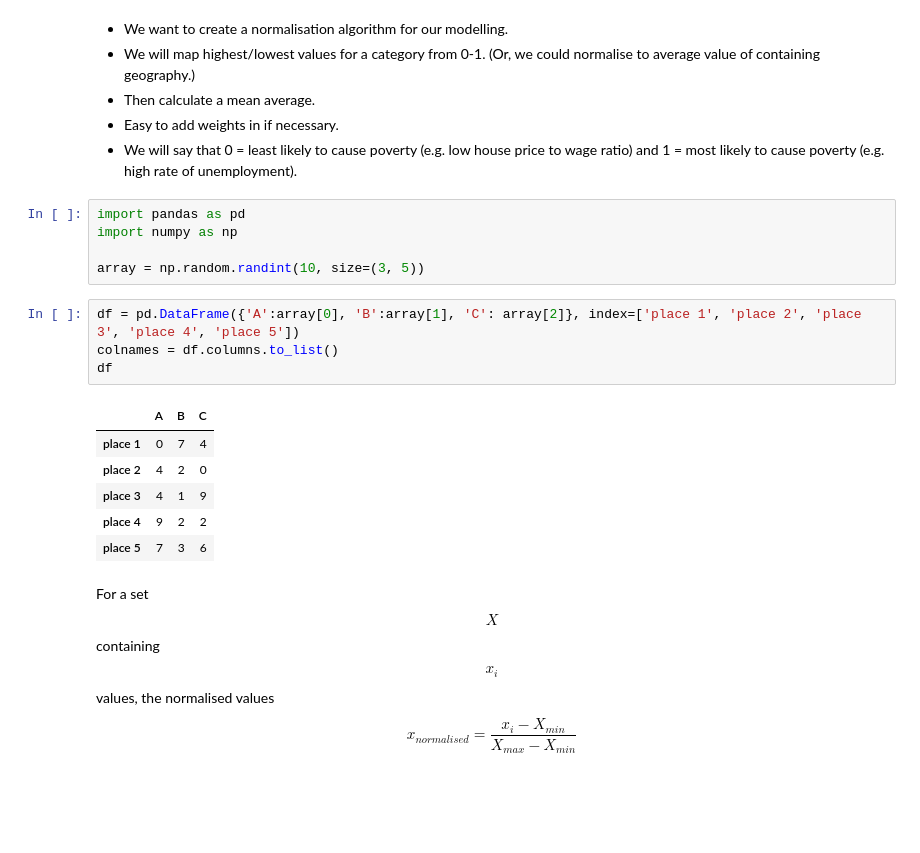
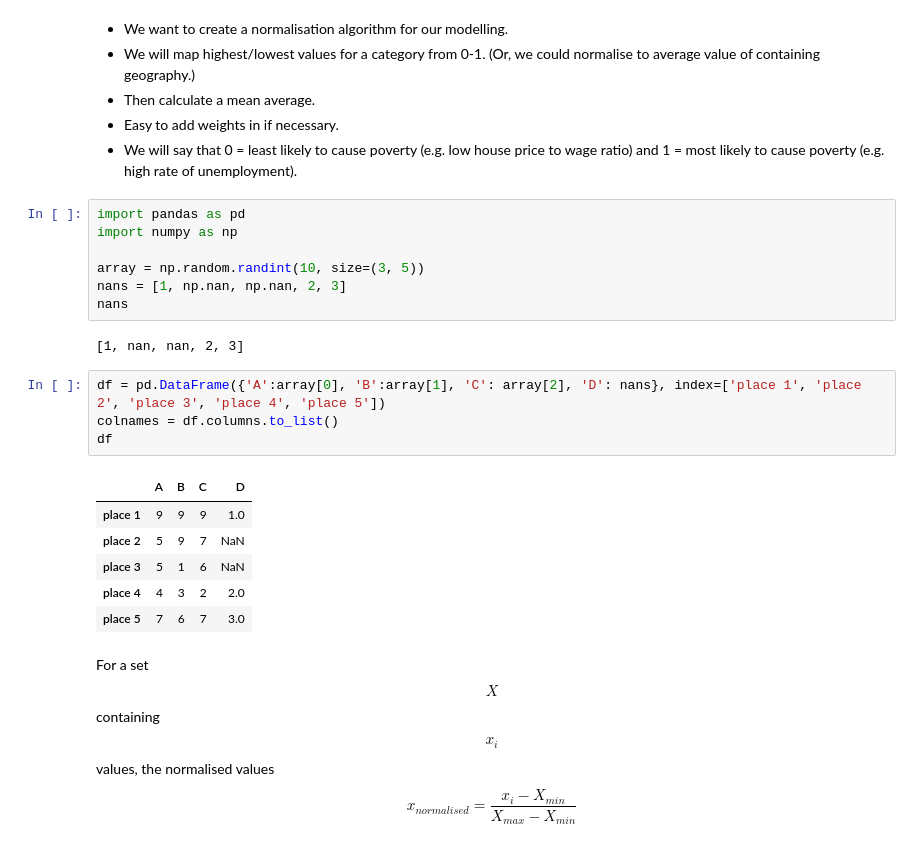
Before and after one commit to open-innovations/jrf-insight, a Jupyter notebook: playground/modelling/economic_insecurity.ipynb, the cells around one changed output. Cells and saved outputs as stored; diff of their text form; blank space fills up the shorter version.

```diff
--- a/playground/modelling/economic_insecurity.ipynb
+++ b/playground/modelling/economic_insecurity.ipynb
@@ -11,17 +11,21 @@ import pandas as pd
 import numpy as np
 
 array = np.random.randint(10, size=(3, 5))
+nans = [1, np.nan, np.nan, 2, 3]
+nans
+# %% [output]
+[1, nan, nan, 2, 3]
 # %%
-df = pd.DataFrame({'A':array[0], 'B':array[1], 'C': array[2]}, index=['place 1', 'place 2', 'place 3', 'place 4', 'place 5'])
+df = pd.DataFrame({'A':array[0], 'B':array[1], 'C': array[2], 'D': nans}, index=['place 1', 'place 2', 'place 3', 'place 4', 'place 5'])
 colnames = df.columns.to_list()
 df
 # %% [output]
-|  | A | B | C |
-| place 1 | 0 | 7 | 4 |
-| place 2 | 4 | 2 | 0 |
-| place 3 | 4 | 1 | 9 |
-| place 4 | 9 | 2 | 2 |
-| place 5 | 7 | 3 | 6 |
+|  | A | B | C | D |
+| place 1 | 9 | 9 | 9 | 1.0 |
+| place 2 | 5 | 9 | 7 | NaN |
+| place 3 | 5 | 1 | 6 | NaN |
+| place 4 | 4 | 3 | 2 | 2.0 |
+| place 5 | 7 | 6 | 7 | 3.0 |
 # %% [markdown]
 For a set $$X$$ containing $$x_i$$ values, the normalised values
 $$x_{normalised} = \frac{x_i - X_{min}}{X_{max}-X_{min}}$$
```
Also changed, not shown: parts of 6 cells of this notebook, 6 other files.
